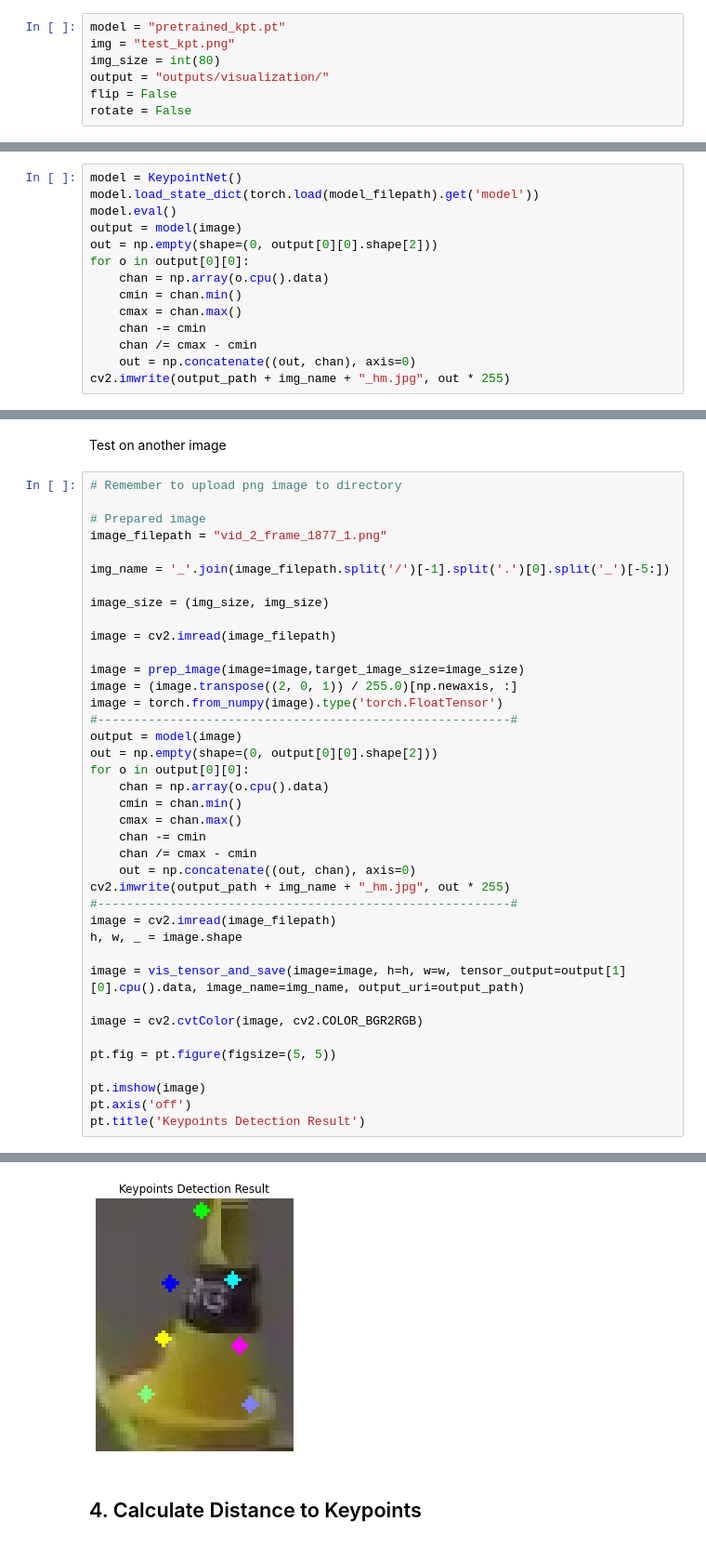
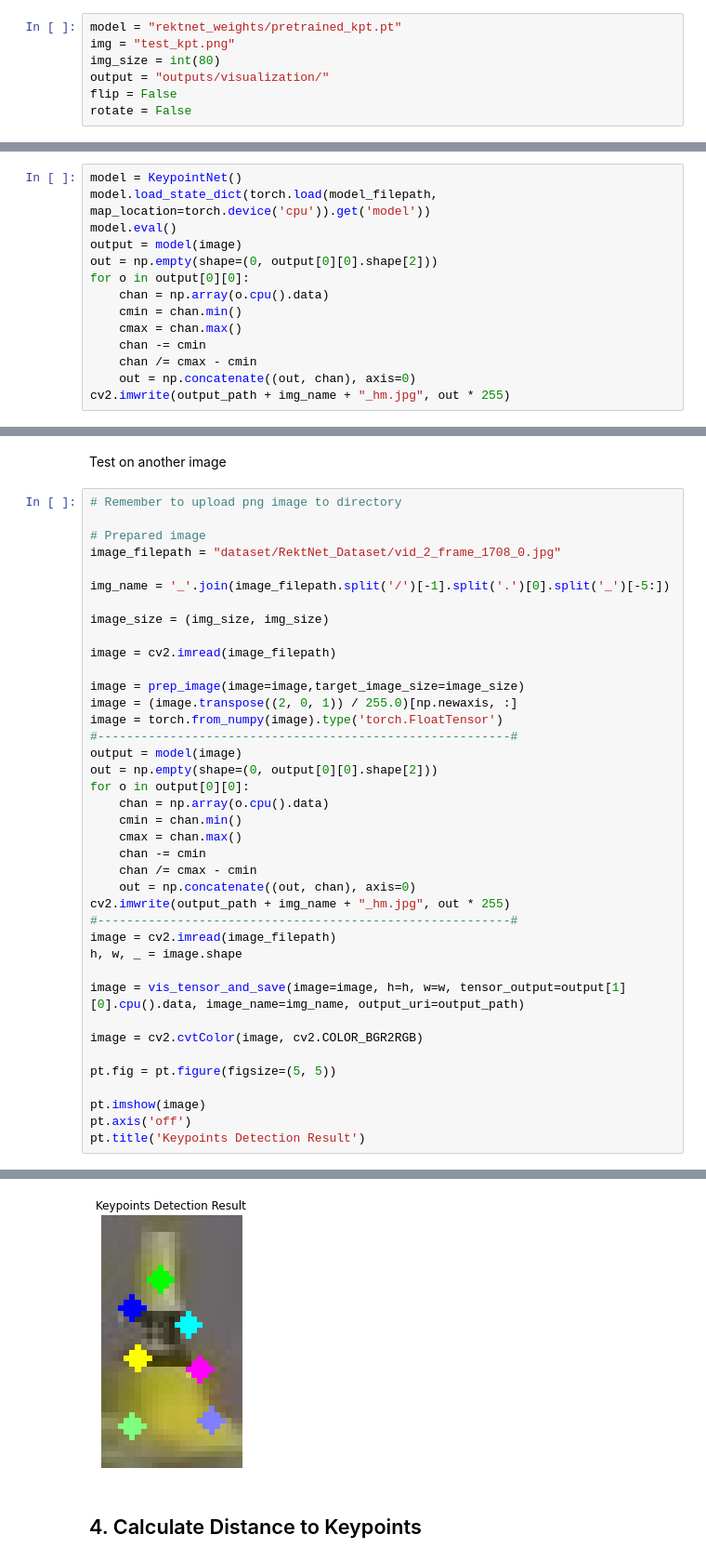
Before and after one commit to Imperial-Driverless/MIT-Driverless-CV-TrainingInfra, a Jupyter notebook: RektNet/keypoints_tutorial_adapted.ipynb, the cells around one changed output, grey strips where cells are left out. Shown at 93% size. Drawn from its saved outputs; the diff is of its cells as text.

Commit message:
Files added to RektNet

```diff
--- a/RektNet/keypoints_tutorial_adapted.ipynb
+++ b/RektNet/keypoints_tutorial_adapted.ipynb
@@ -372,7 +467,7 @@ Text(0.5, 1.0, 'Keypoints Testing Image')
 # %% [markdown]
 Set up config file for inference
 # %%
-model = "pretrained_kpt.pt"
+model = "rektnet_weights/pretrained_kpt.pt"
 img = "test_kpt.png"
 img_size = int(80)
 output = "outputs/visualization/"
@@ -402,6 +497,6 @@ True
 # %%
 model = KeypointNet()
-model.load_state_dict(torch.load(model_filepath).get('model'))
+model.load_state_dict(torch.load(model_filepath, map_location=torch.device('cpu')).get('model'))
 model.eval()
 output = model(image)
 out = np.empty(shape=(0, output[0][0].shape[2]))
@@ -437,7 +532,7 @@ Test on another image
 # Remember to upload png image to directory
 
 # Prepared image
-image_filepath = "vid_2_frame_1877_1.png"
+image_filepath = "dataset/RektNet_Dataset/vid_2_frame_1708_0.jpg"
 
 img_name = '_'.join(image_filepath.split('/')[-1].split('.')[0].split('_')[-5:])
 
@@ -447,34 +542,34 @@ image = cv2.imread(image_filepath)
 
 image = prep_image(image=image,target_image_size=image_size)
 image = (image.transpose((2, 0, 1)) / 255.0)[np.newaxis, :]
 image = torch.from_numpy(image).type('torch.FloatTensor')
 #---------------------------------------------------------#
 output = model(image)
 out = np.empty(shape=(0, output[0][0].shape[2]))
 for o in output[0][0]:
     chan = np.array(o.cpu().data)
     cmin = chan.min()
     cmax = chan.max()
     chan -= cmin
     chan /= cmax - cmin
     out = np.concatenate((out, chan), axis=0)
 cv2.imwrite(output_path + img_name + "_hm.jpg", out * 255)
 #---------------------------------------------------------#
 image = cv2.imread(image_filepath)
 h, w, _ = image.shape
 
 image = vis_tensor_and_save(image=image, h=h, w=w, tensor_output=output[1][0].cpu().data, image_name=img_name, output_uri=output_path)
 
 image = cv2.cvtColor(image, cv2.COLOR_BGR2RGB)
 
 pt.fig = pt.figure(figsize=(5, 5))
 
 pt.imshow(image)
 pt.axis('off')
 pt.title('Keypoints Detection Result')
 # %% [output]
 Text(0.5, 1.0, 'Keypoints Detection Result')
-[figure, old version]
+[figure, new version]
 # %% [markdown]
 ## 4. Calculate Distance to Keypoints
 # %%
```
Also changed, not shown: parts of 13 cells of this notebook, 17 other files.
